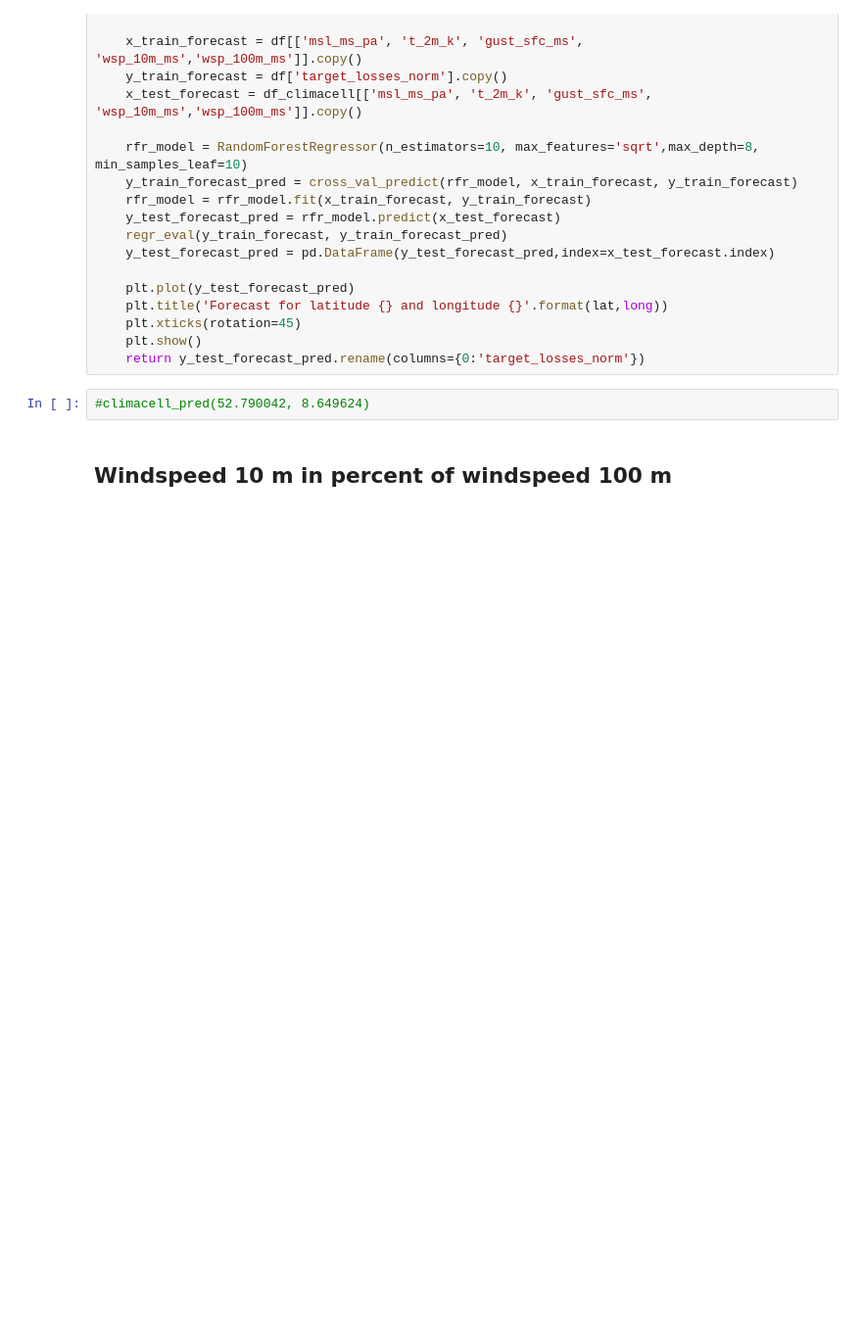
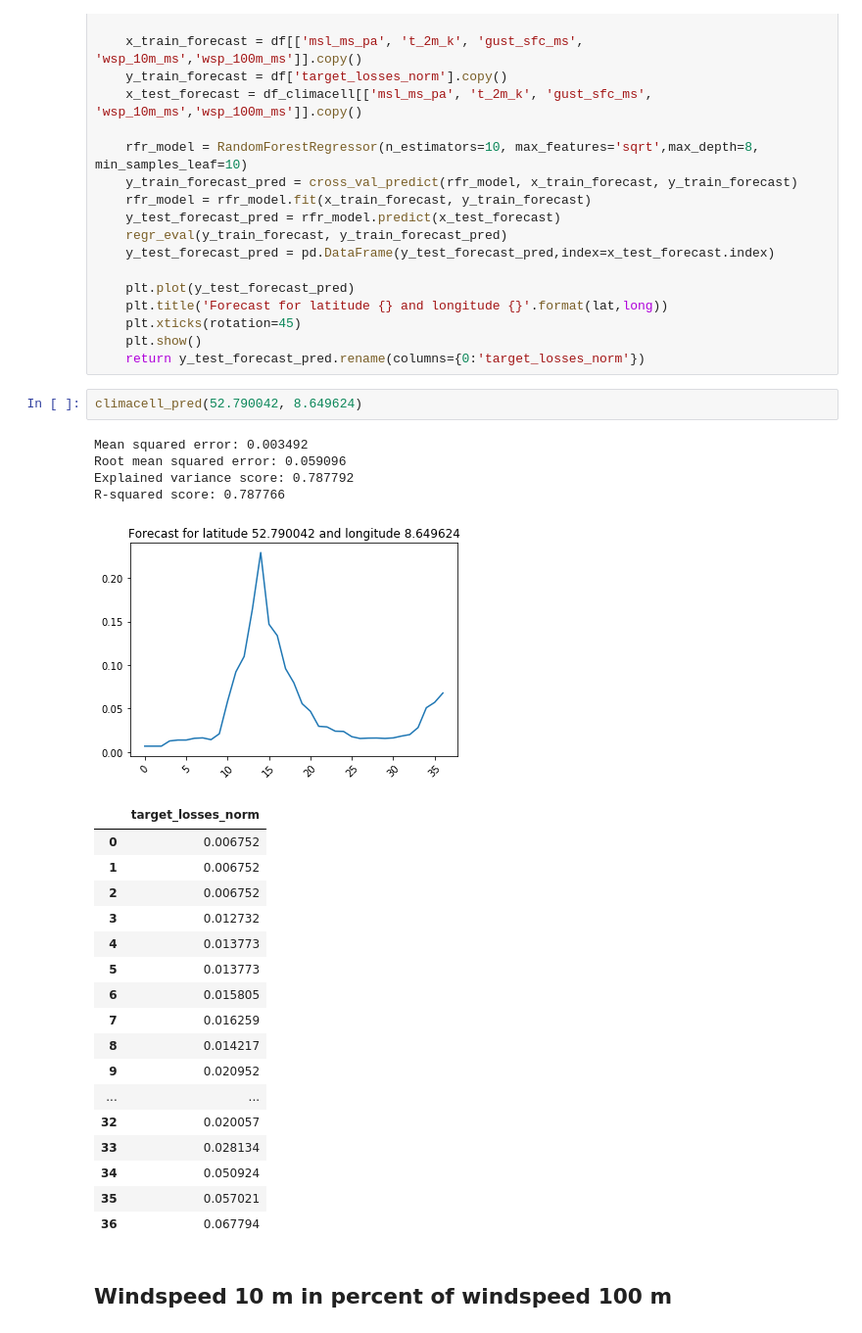
Before and after one commit to matthiswe/EinsMan-Ausfallarbeit, a Jupyter notebook: Capstone_Quadra_Energy Modelling.ipynb, the cells around one changed output. Shown: that part at 98% size. Drawn from its saved outputs; the diff is of its cells as text; blank space fills up the shorter version.

```diff
--- a/Capstone_Quadra_Energy Modelling.ipynb
+++ b/Capstone_Quadra_Energy Modelling.ipynb
@@ -633,7 +756,30 @@ def climacell_pred(lat,long):
     plt.show()
     return y_test_forecast_pred.rename(columns={0:'target_losses_norm'})
 # %%
-#climacell_pred(52.790042, 8.649624)
+climacell_pred(52.790042, 8.649624)
+# %% [output]
+Mean squared error: 0.003492
+Root mean squared error: 0.059096
+Explained variance score: 0.787792
+R-squared score: 0.787766
+[figure, added]
+|  | target_losses_norm |
+| 0 | 0.006752 |
+| 1 | 0.006752 |
+| 2 | 0.006752 |
+| 3 | 0.012732 |
+| 4 | 0.013773 |
+| 5 | 0.013773 |
+| 6 | 0.015805 |
+| 7 | 0.016259 |
+| 8 | 0.014217 |
+| 9 | 0.020952 |
+| ... | ... |
+| 32 | 0.020057 |
+| 33 | 0.028134 |
+| 34 | 0.050924 |
+| 35 | 0.057021 |
+| 36 | 0.067794 |
 # %% [markdown]
 ## Windspeed 10 m in percent of windspeed 100 m
 # %%
```
Also changed, not shown: parts of 28 cells of this notebook.
